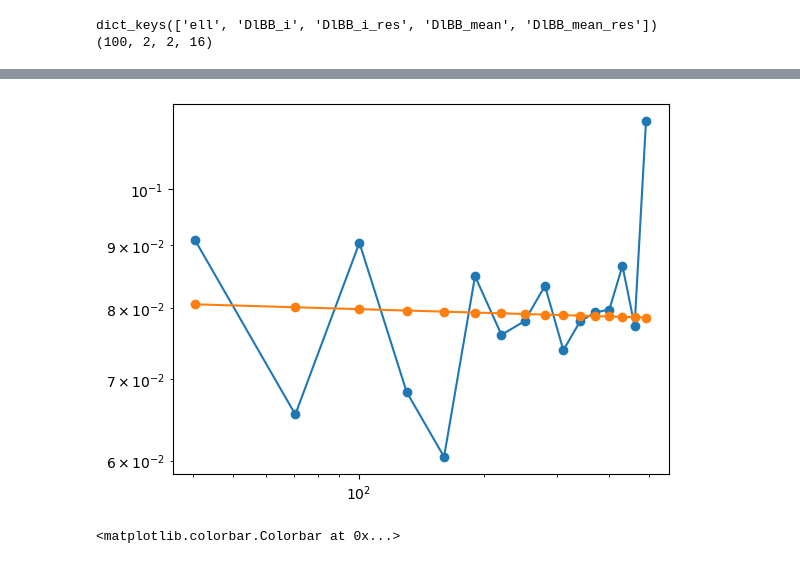
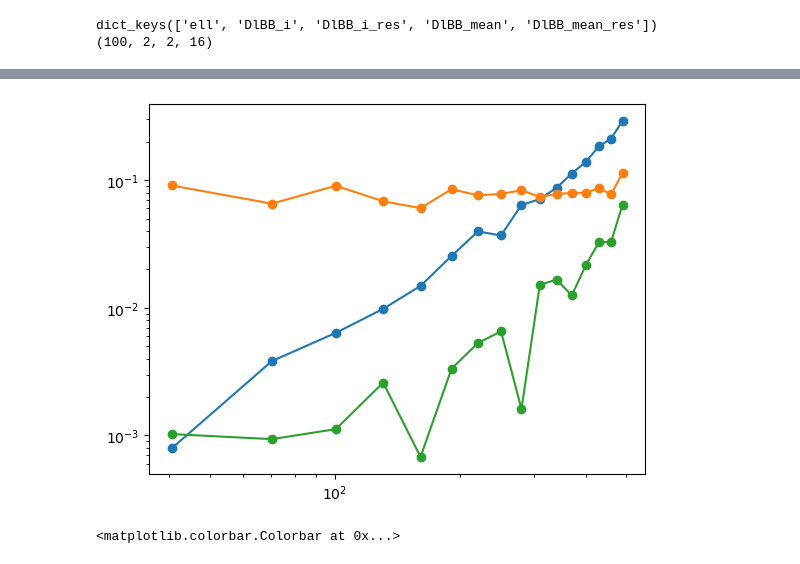
Before and after one commit to mathias77515/CMM-Pipeline, a Jupyter notebook: scripts_nahuel/analysis-r-2.ipynb, the cells around one changed output, grey strips where cells are left out. Cells and saved outputs as stored; diff of their text form; code cells hidden in the pictures.

```diff
--- a/scripts_nahuel/analysis-r-2.ipynb
+++ b/scripts_nahuel/analysis-r-2.ipynb
@@ -113,18 +140,18 @@ plt.tight_layout
 # %%
 A=0.08
 alpha=-0.01
 
 plt.figure()
-# plt.errorbar( data['ell'], data['DlBB_mean'][0,0,:], fmt = '-o', label = 'Dl_meanmap' )
+plt.errorbar( data['ell'], data['DlBB_mean'][0,0,:], fmt = '-o', label = 'Dl_meanmap' )
 plt.errorbar( data['ell'], data['DlBB_mean'][1,1,:], fmt = '-o', label = 'Dl_meanmap' )
-# plt.errorbar( data['ell'], data['DlBB_mean'][0,1,:], fmt = '-o', label = 'Dl_meanmap' )
+plt.errorbar( data['ell'], np.abs(data['DlBB_mean'][0,1,:]), fmt = '-o', label = 'Dl_meanmap' )
 # plt.errorbar( data['ell'], data['DlBB_mean'][1,0,:], fmt = '-o', label = 'Dl_meanmap' )
-plt.errorbar( data['ell'], A * (data['ell']/80)**alpha, fmt = '-o', label = 'Dl_meanmap' )
+# plt.errorbar( data['ell'], A * (data['ell']/80)**alpha, fmt = '-o', label = 'Dl_meanmap' )
 
 plt.yscale('log')
 plt.xscale('log')
 # %% [output]
-[figure, old version]
+[figure, new version]
 # %%
 cov_cc_dli = np.cov( data['DlBB_i'][:, 0, 0,:], rowvar = False )
 cov_cc = cov_cc_dli
```
Also changed, not shown: parts of 1 cell of this notebook, 1 other file.
